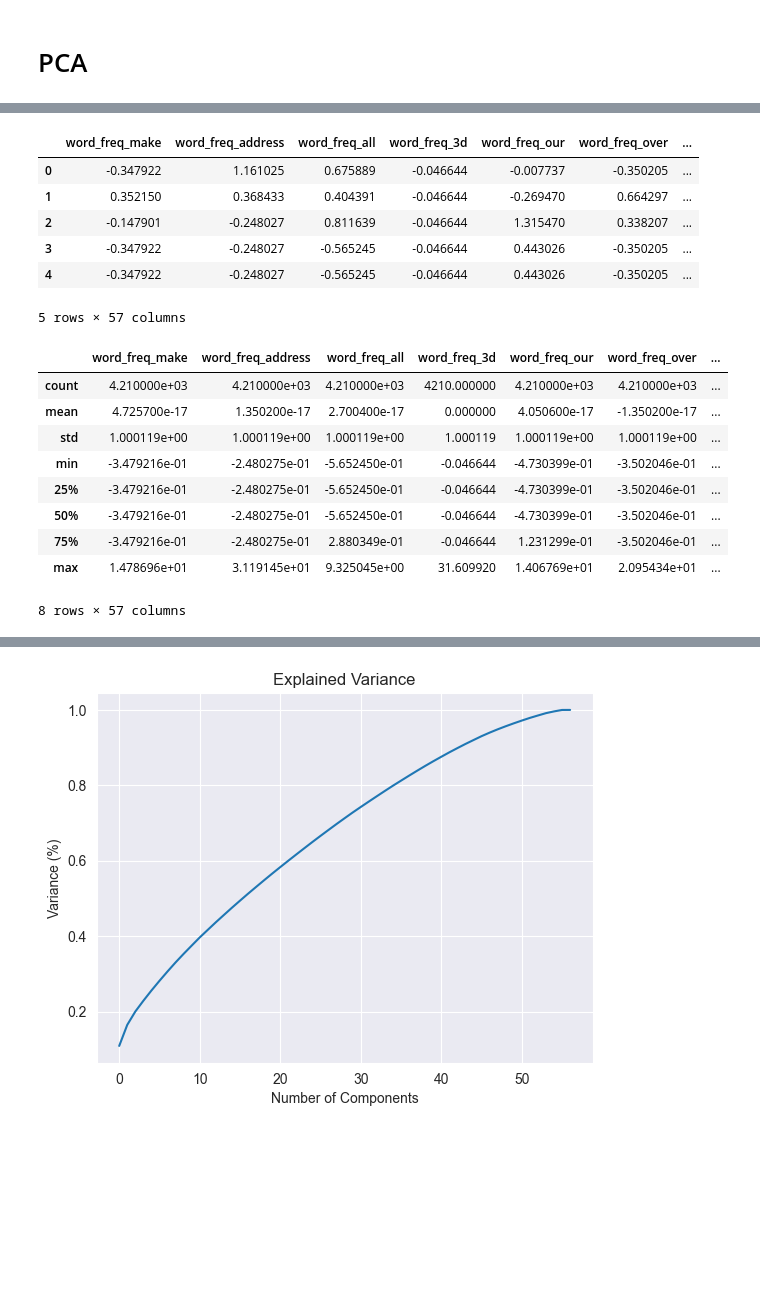
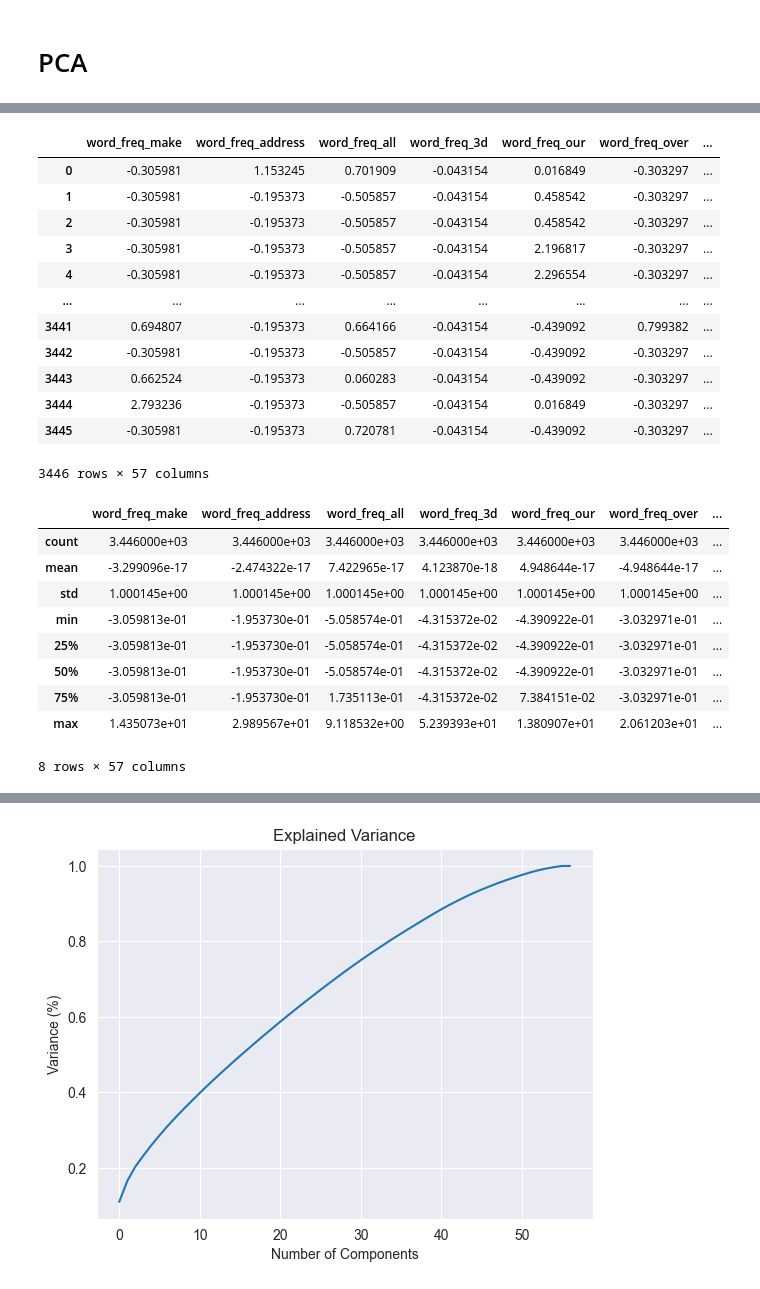
Before and after one commit to Sathila01/Machine-Learning-CourseWork, a Jupyter notebook: Classifier.ipynb, the cells around one changed output, grey strips where cells are left out. Cells and saved outputs as stored; diff of their text form; code cells hidden in the pictures; blank space fills up the shorter version.

```diff
--- a/Classifier.ipynb
+++ b/Classifier.ipynb
@@ -100,0 +121,12 @@ dtype: int64
+# %%
+#Using IQR technique to make all outliers to null values
+
+for x in ['capital_run_length_total','capital_run_length_longest','capital_run_length_average']:
+    q75,q25 = np.percentile(df.loc[:,x],[75,25])
+    intr_qr = q75-q25
+
+    max = q75+(1.5*intr_qr)
+    min = q25-(1.5*intr_qr)
+
+    df.loc[df[x] < min,x] = np.nan
+    df.loc[df[x] > max,x] = np.nan
@@ -100,0 +176,9 @@ dtype: int64
+# %%
+# Drop all rows with NaN values
+df2=df.dropna(axis=0)
+
+# Reset index after drop
+df2=df.dropna().reset_index(drop=True)
+
+preprocessed_df = df2
+preprocessed_df
@@ -103,7 +203,7 @@ dtype: int64
 # %%
 #Removing the target column
 
-target_dropped_df=df.drop(labels=['spam'], axis=1)
+target_dropped_df = preprocessed_df.drop(labels=['spam'], axis=1)
 target_dropped_df.head()
 # %% [output]
 |  | word_freq_make | word_freq_address | word_freq_all | word_freq_3d | word_freq_our | word_freq_over | ... |
@@ -138,27 +267,33 @@ standardized_df=pd.DataFrame(data=scaled_data, columns= target_dropped_df.column
 # %%
 #Dataset after performing Standard Scaling
 
-standardized_df.head()
+standardized_df
 # %% [output]
 |  | word_freq_make | word_freq_address | word_freq_all | word_freq_3d | word_freq_our | word_freq_over | ... |
-| 0 | -0.347922 | 1.161025 | 0.675889 | -0.046644 | -0.007737 | -0.350205 | ... |
-| 1 | 0.352150 | 0.368433 | 0.404391 | -0.046644 | -0.269470 | 0.664297 | ... |
-| 2 | -0.147901 | -0.248027 | 0.811639 | -0.046644 | 1.315470 | 0.338207 | ... |
-| 3 | -0.347922 | -0.248027 | -0.565245 | -0.046644 | 0.443026 | -0.350205 | ... |
-| 4 | -0.347922 | -0.248027 | -0.565245 | -0.046644 | 0.443026 | -0.350205 | ... |
+| 0 | -0.305981 | 1.153245 | 0.701909 | -0.043154 | 0.016849 | -0.303297 | ... |
+| 1 | -0.305981 | -0.195373 | -0.505857 | -0.043154 | 0.458542 | -0.303297 | ... |
+| 2 | -0.305981 | -0.195373 | -0.505857 | -0.043154 | 0.458542 | -0.303297 | ... |
+| 3 | -0.305981 | -0.195373 | -0.505857 | -0.043154 | 2.196817 | -0.303297 | ... |
+| 4 | -0.305981 | -0.195373 | -0.505857 | -0.043154 | 2.296554 | -0.303297 | ... |
+| ... | ... | ... | ... | ... | ... | ... | ... |
+| 3441 | 0.694807 | -0.195373 | 0.664166 | -0.043154 | -0.439092 | 0.799382 | ... |
+| 3442 | -0.305981 | -0.195373 | -0.505857 | -0.043154 | -0.439092 | -0.303297 | ... |
+| 3443 | 0.662524 | -0.195373 | 0.060283 | -0.043154 | -0.439092 | -0.303297 | ... |
+| 3444 | 2.793236 | -0.195373 | -0.505857 | -0.043154 | 0.016849 | -0.303297 | ... |
+| 3445 | -0.305981 | -0.195373 | 0.720781 | -0.043154 | -0.439092 | -0.303297 | ... |
-5 rows × 57 columns
+3446 rows × 57 columns
 # %%
 #Statistical information after standard scaling
 
 standardized_df.describe()
 # %% [output]
 |  | word_freq_make | word_freq_address | word_freq_all | word_freq_3d | word_freq_our | word_freq_over | ... |
-| count | 4.210000e+03 | 4.210000e+03 | 4.210000e+03 | 4210.000000 | 4.210000e+03 | 4.210000e+03 | ... |
-| mean | 4.725700e-17 | 1.350200e-17 | 2.700400e-17 | 0.000000 | 4.050600e-17 | -1.350200e-17 | ... |
-| std | 1.000119e+00 | 1.000119e+00 | 1.000119e+00 | 1.000119 | 1.000119e+00 | 1.000119e+00 | ... |
-| min | -3.479216e-01 | -2.480275e-01 | -5.652450e-01 | -0.046644 | -4.730399e-01 | -3.502046e-01 | ... |
-| 25% | -3.479216e-01 | -2.480275e-01 | -5.652450e-01 | -0.046644 | -4.730399e-01 | -3.502046e-01 | ... |
-| 50% | -3.479216e-01 | -2.480275e-01 | -5.652450e-01 | -0.046644 | -4.730399e-01 | -3.502046e-01 | ... |
-| 75% | -3.479216e-01 | -2.480275e-01 | 2.880349e-01 | -0.046644 | 1.231299e-01 | -3.502046e-01 | ... |
-| max | 1.478696e+01 | 3.119145e+01 | 9.325045e+00 | 31.609920 | 1.406769e+01 | 2.095434e+01 | ... |
+| count | 3.446000e+03 | 3.446000e+03 | 3.446000e+03 | 3.446000e+03 | 3.446000e+03 | 3.446000e+03 | ... |
+| mean | -3.299096e-17 | -2.474322e-17 | 7.422965e-17 | 4.123870e-18 | 4.948644e-17 | -4.948644e-17 | ... |
+| std | 1.000145e+00 | 1.000145e+00 | 1.000145e+00 | 1.000145e+00 | 1.000145e+00 | 1.000145e+00 | ... |
+| min | -3.059813e-01 | -1.953730e-01 | -5.058574e-01 | -4.315372e-02 | -4.390922e-01 | -3.032971e-01 | ... |
+| 25% | -3.059813e-01 | -1.953730e-01 | -5.058574e-01 | -4.315372e-02 | -4.390922e-01 | -3.032971e-01 | ... |
+| 50% | -3.059813e-01 | -1.953730e-01 | -5.058574e-01 | -4.315372e-02 | -4.390922e-01 | -3.032971e-01 | ... |
+| 75% | -3.059813e-01 | -1.953730e-01 | 1.735113e-01 | -4.315372e-02 | 7.384151e-02 | -3.032971e-01 | ... |
+| max | 1.435073e+01 | 2.989567e+01 | 9.118532e+00 | 5.239393e+01 | 1.380907e+01 | 2.061203e+01 | ... |
 8 rows × 57 columns
```
Also changed, not shown: parts of 54 cells of this notebook.
